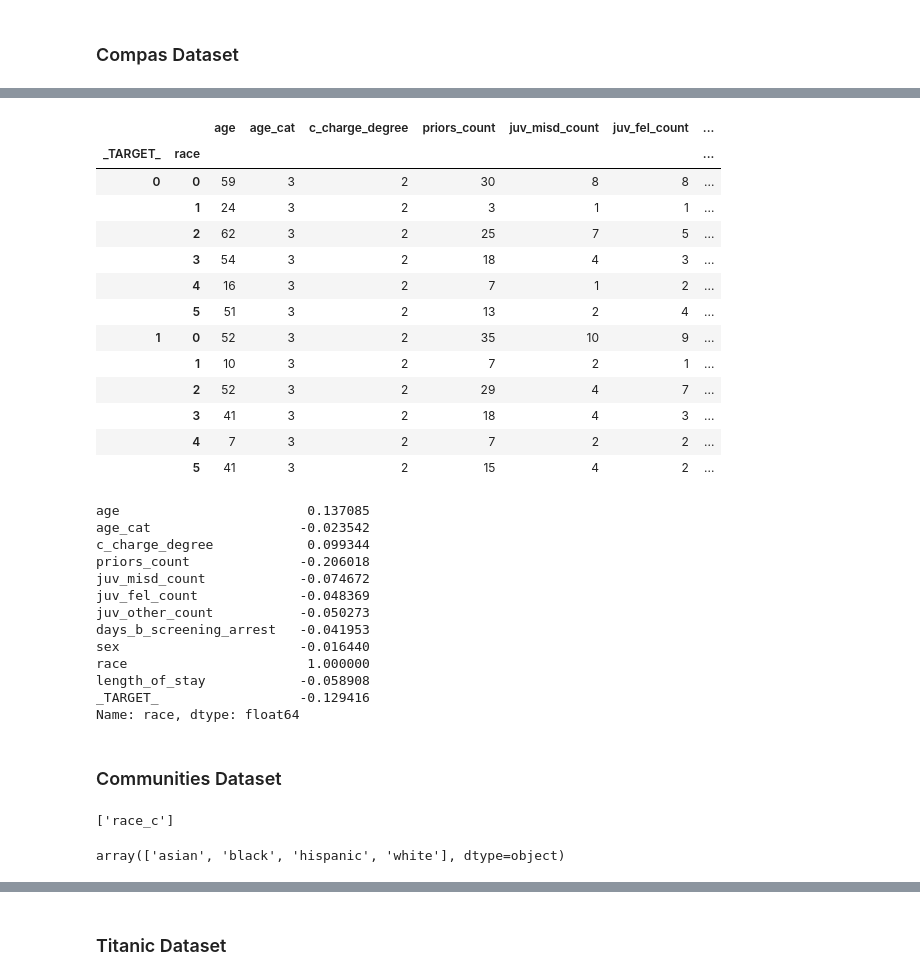
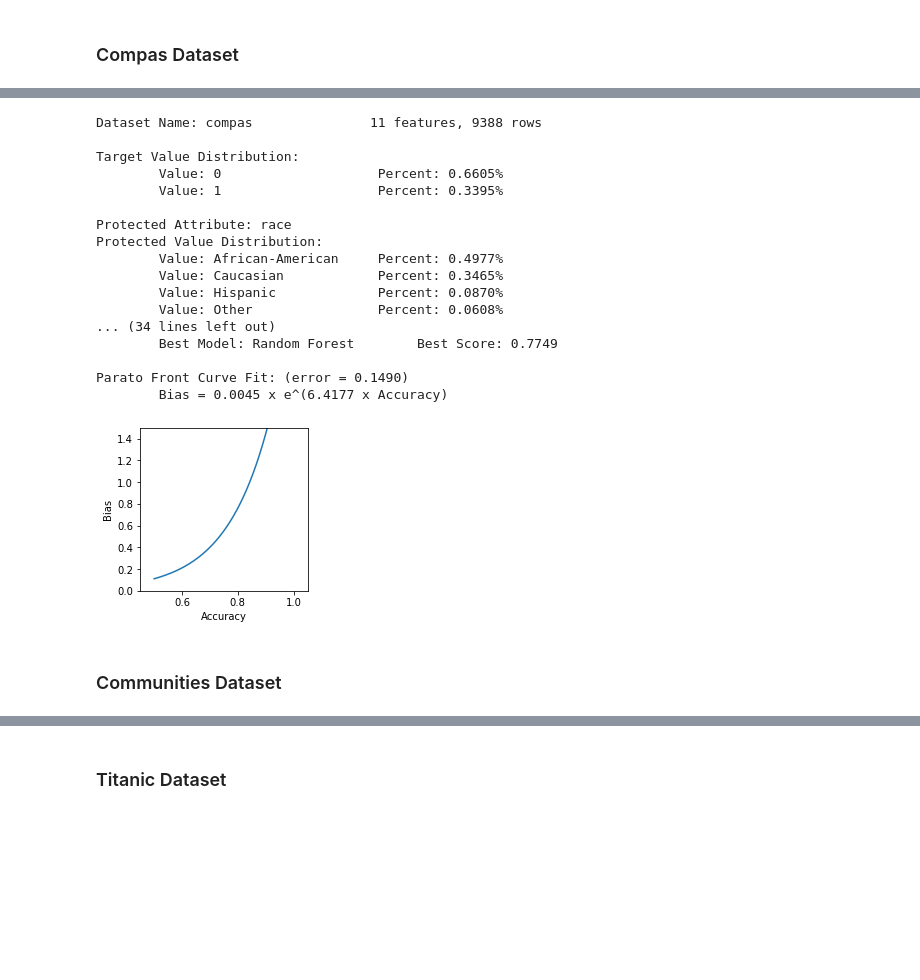
Before and after one commit to teamclouday/DataImputation, a Jupyter notebook: notebooks/Analysis.ipynb, the cells around one changed output, grey strips where cells are left out. Saved outputs shown, nothing was run; the diff lists cells and outputs as text; code cells hidden in the pictures; blank space fills up the shorter version.

```diff
--- a/notebooks/Analysis.ipynb
+++ b/notebooks/Analysis.ipynb
@@ -260,47 +258,23 @@ data_c.groupby(["_TARGET_", data_compas.protected_features[0]]).count()
-# %%
-data_c.groupby(["_TARGET_", data_compas.protected_features[0]]).nunique()
-# %% [output]
-|  |  | age | age_cat | c_charge_degree | priors_count | juv_misd_count | juv_fel_count | ... |
-| _TARGET_ | race |  |  |  |  |  |  | ... |
-| 0 | 0 | 59 | 3 | 2 | 30 | 8 | 8 | ... |
-|  | 1 | 24 | 3 | 2 | 3 | 1 | 1 | ... |
-|  | 2 | 62 | 3 | 2 | 25 | 7 | 5 | ... |
-|  | 3 | 54 | 3 | 2 | 18 | 4 | 3 | ... |
-|  | 4 | 16 | 3 | 2 | 7 | 1 | 2 | ... |
-|  | 5 | 51 | 3 | 2 | 13 | 2 | 4 | ... |
-| 1 | 0 | 52 | 3 | 2 | 35 | 10 | 9 | ... |
-|  | 1 | 10 | 3 | 2 | 7 | 2 | 1 | ... |
-|  | 2 | 52 | 3 | 2 | 29 | 4 | 7 | ... |
-|  | 3 | 41 | 3 | 2 | 18 | 4 | 3 | ... |
-|  | 4 | 7 | 3 | 2 | 7 | 2 | 2 | ... |
-|  | 5 | 41 | 3 | 2 | 15 | 4 | 2 | ... |
-# %%
-data_c.corr()[data_compas.protected_features[0]]
-# %% [output]
-age                        0.137085
-age_cat                   -0.023542
-c_charge_degree            0.099344
-priors_count              -0.206018
-juv_misd_count            -0.074672
-juv_fel_count             -0.048369
-juv_other_count           -0.050273
-days_b_screening_arrest   -0.041953
-sex                       -0.016440
-race                       1.000000
-length_of_stay            -0.058908
-_TARGET_                  -0.129416
-Name: race, dtype: float64
+# %%
+analysis_report(create_compas_dataset, data)
+# %% [output]
+Dataset Name: compas               11 features, 9388 rows
+
+Target Value Distribution:
+        Value: 0                    Percent: 0.6605%
+        Value: 1                    Percent: 0.3395%
+
+Protected Attribute: race
+Protected Value Distribution:
+        Value: African-American     Percent: 0.4977%
+        Value: Caucasian            Percent: 0.3465%
+        Value: Hispanic             Percent: 0.0870%
+        Value: Other                Percent: 0.0608%
+... (34 lines left out)
+        Best Model: Random Forest        Best Score: 0.7749
+
+Parato Front Curve Fit: (error = 0.1490)
+        Bias = 0.0045 x e^(6.4177 x Accuracy)
+[figure, added]
 # %% [markdown]
 ### Communities Dataset
-# %%
-data_communities = create_communities_dataset()
-data_communities = drop_na(data_communities)
-data_communities, encoder = convert_protected(data_communities)
-data_co = concat(data_communities)
-data_communities.protected_features
-# %% [output]
-['race_c']
-# %%
-encoder.classes_
-# %% [output]
-array(['asian', 'black', 'hispanic', 'white'], dtype=object)
```
Also changed, not shown: parts of 54 cells of this notebook, 1 other file.
